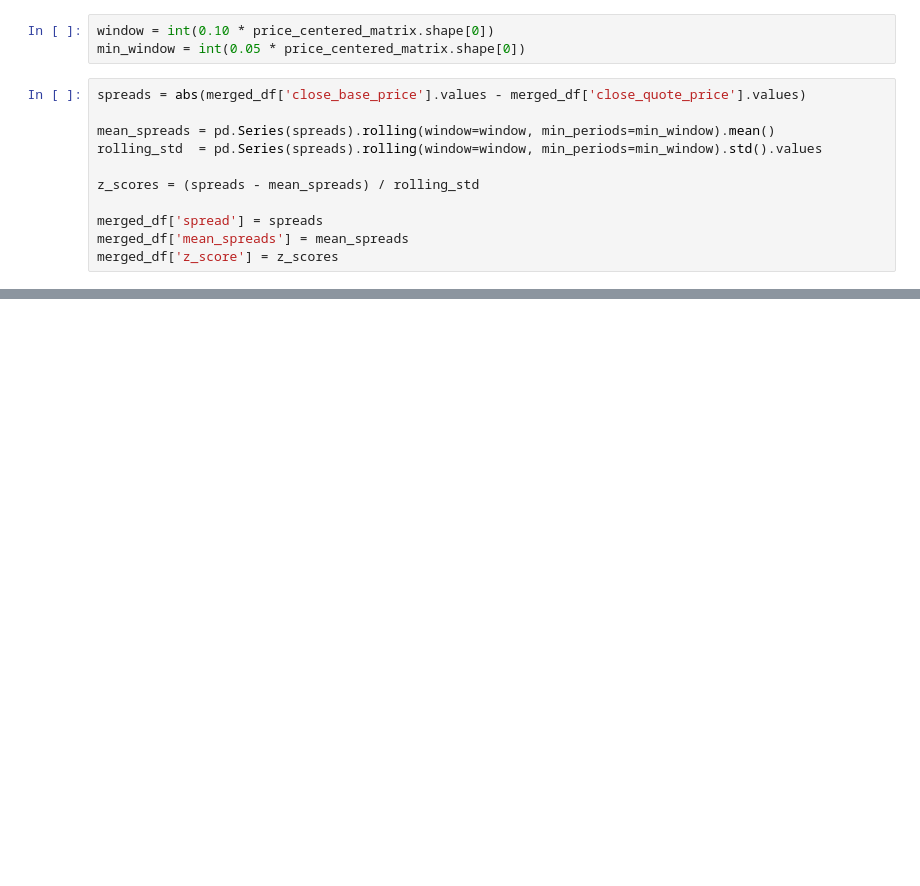
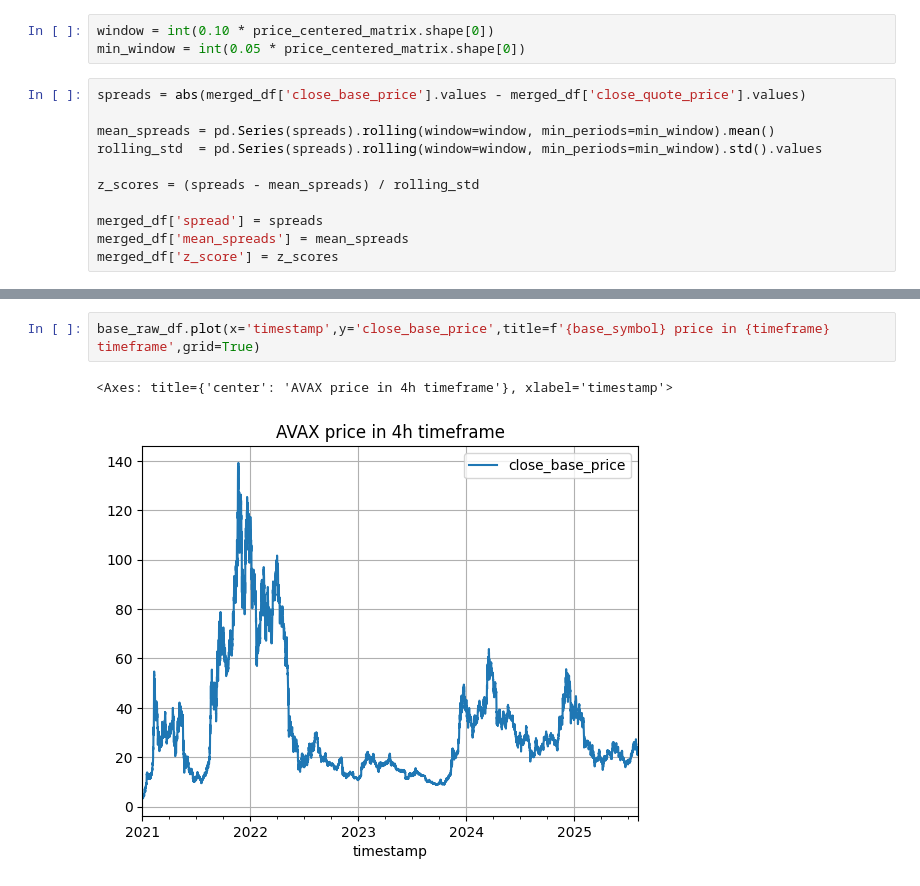
Before and after one commit to Nearezz/PCA-Mean-Reversion, a Jupyter notebook: notebooks/pca_for_indivdual_ticker.ipynb, the cells around one changed output, grey strips where cells are left out. Cells and saved outputs as stored; diff of their text form; blank space fills up the shorter version.

```diff
--- a/notebooks/pca_for_indivdual_ticker.ipynb
+++ b/notebooks/pca_for_indivdual_ticker.ipynb
@@ -288,0 +133,5 @@ plt.show()
+# %%
+base_raw_df.plot(x='timestamp',y='close_base_price',title=f'{base_symbol} price in {timeframe} timeframe',grid=True)
+# %% [output]
+<Axes: title={'center': 'AVAX price in 4h timeframe'}, xlabel='timestamp'>
+[figure, added]
```
Also changed, not shown: parts of 12 cells of this notebook, 33 other files.
